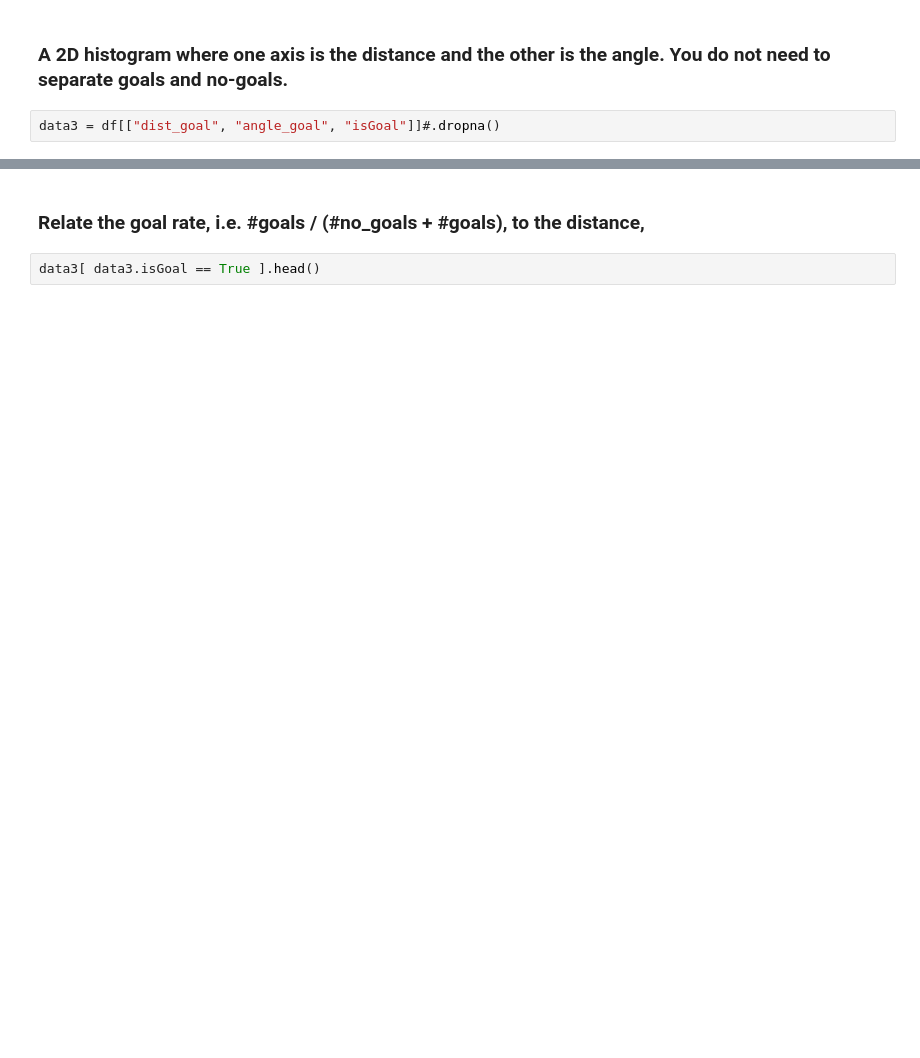
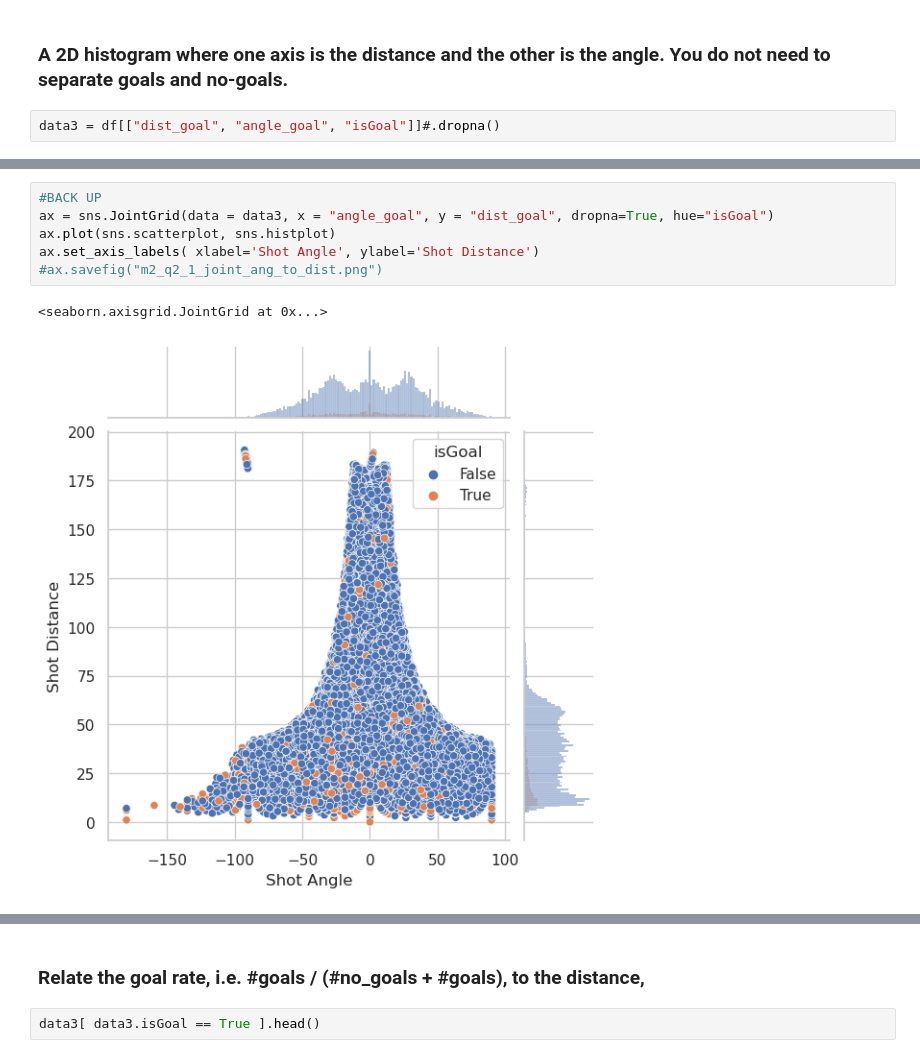
Before and after one commit to Jawing/ift6758-project-template-main, a Jupyter notebook: milestone2.ipynb, the cells around one changed output, grey strips where cells are left out. Saved outputs shown, nothing was run; the diff lists cells and outputs as text; blank space fills up the shorter version.

```diff
--- a/milestone2.ipynb
+++ b/milestone2.ipynb
@@ -185 +202,10 @@ ax = sns.jointplot( data = data3, x = "angle_goal", y = "dist_goal", dropna=True
+# %%
+#BACK UP
+ax = sns.JointGrid(data = data3, x = "angle_goal", y = "dist_goal", dropna=True, hue="isGoal")
+ax.plot(sns.scatterplot, sns.histplot)
+ax.set_axis_labels( xlabel='Shot Angle', ylabel='Shot Distance')
+#ax.savefig("m2_q2_1_joint_ang_to_dist.png")
+# %% [output]
+<seaborn.axisgrid.JointGrid at 0x...>
+[figure, added]
 # %%
```
Also changed, not shown: parts of 64 cells of this notebook.
